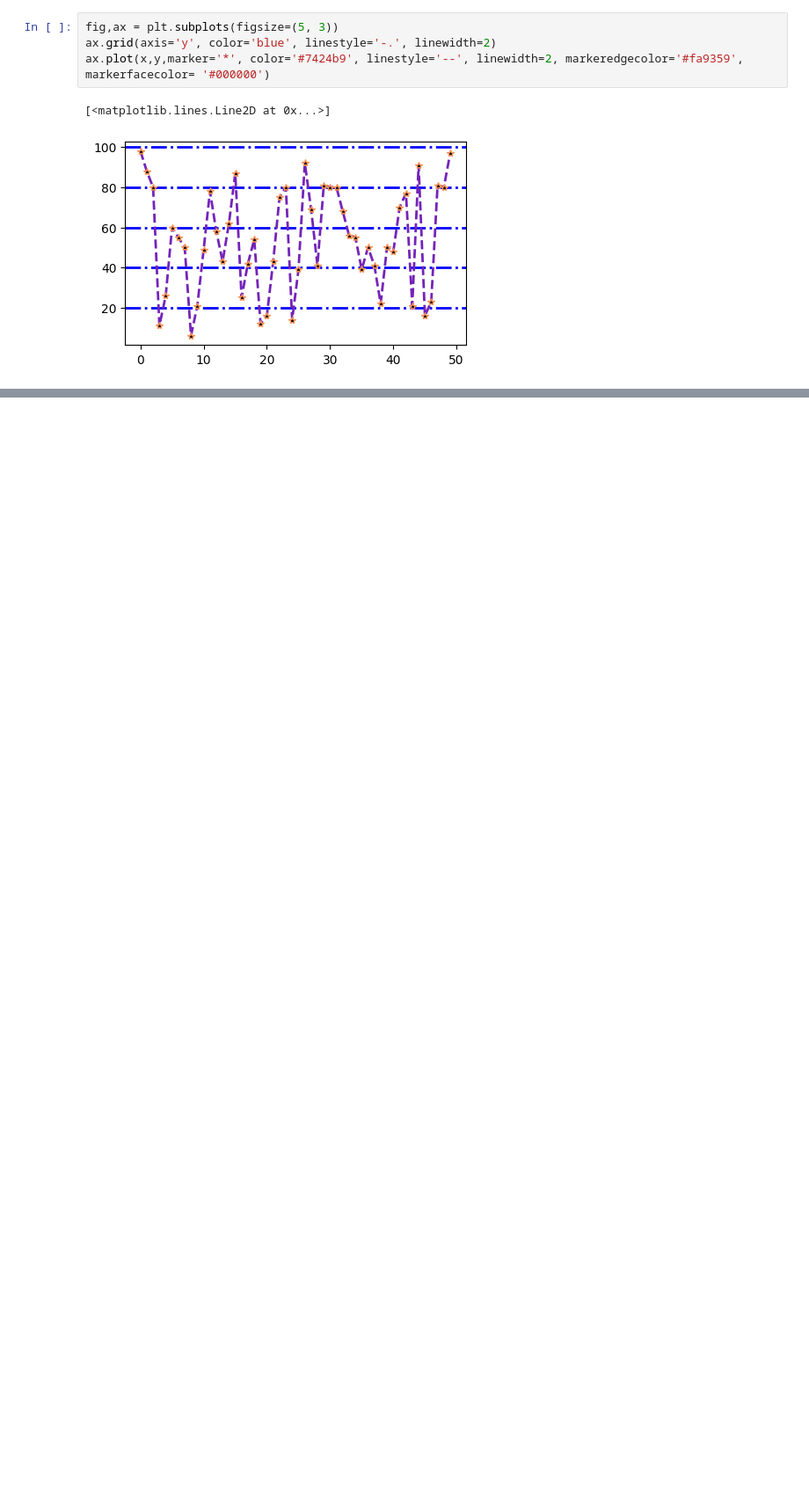
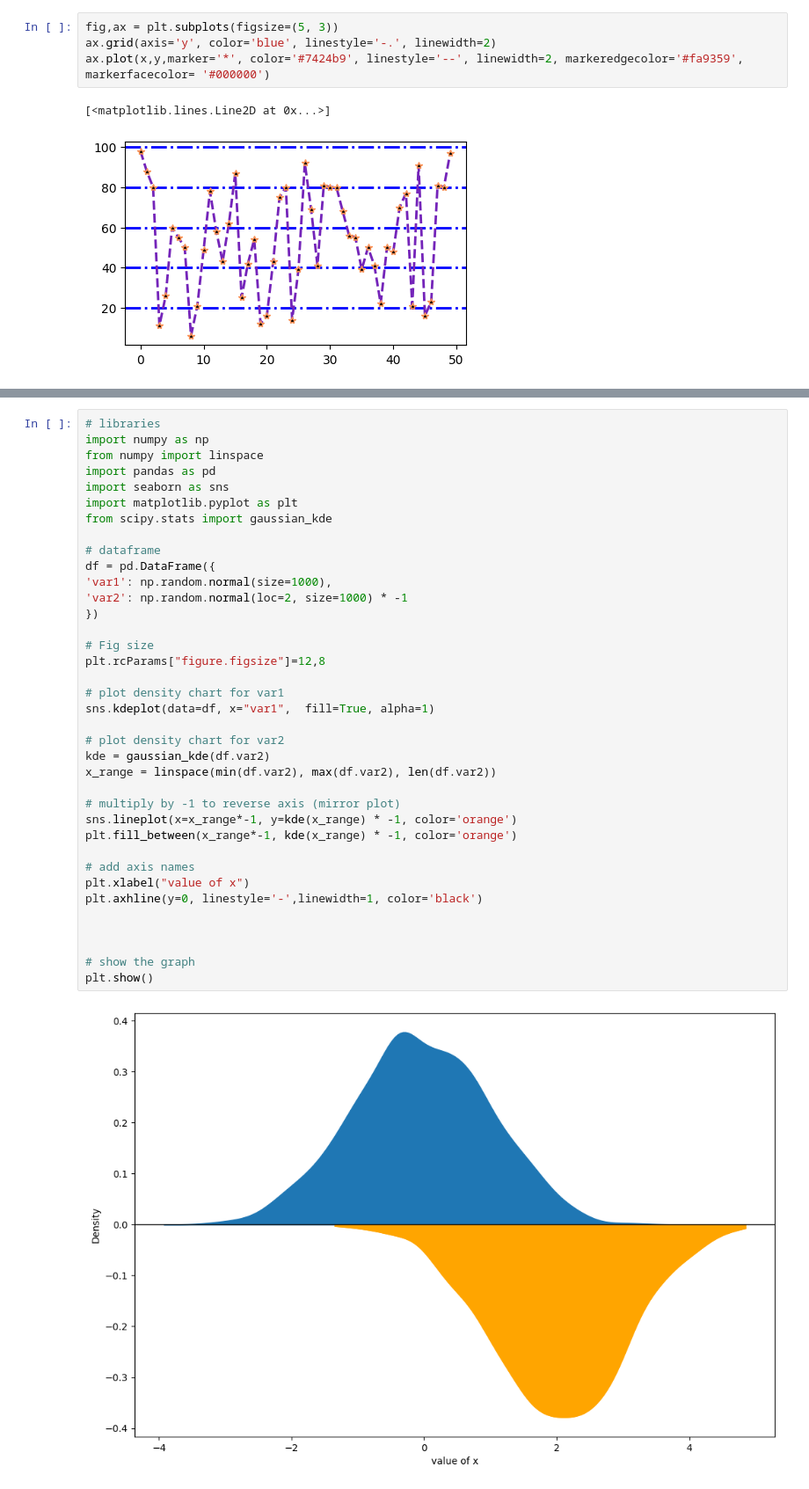
Before and after one commit to jackiewang-zhiyao/visualization, a Jupyter notebook: 04_this_cohort/Class 1 June 1.ipynb, the cells around one changed output, grey strips where cells are left out. Shown at 88% size. Cells and saved outputs as stored; diff of their text form; blank space fills up the shorter version.

```diff
--- a/04_this_cohort/Class 1 June 1.ipynb
+++ b/04_this_cohort/Class 1 June 1.ipynb
@@ -80,0 +86,39 @@ ax.plot(x,y,marker='*', color='#7424b9', linestyle='--', linewidth=2, markeredge
+# %%
+# libraries
+import numpy as np
+from numpy import linspace
+import pandas as pd
+import seaborn as sns
+import matplotlib.pyplot as plt
+from scipy.stats import gaussian_kde
+
+# dataframe
+df = pd.DataFrame({
+'var1': np.random.normal(size=1000),
+'var2': np.random.normal(loc=2, size=1000) * -1
+})
+
+# Fig size
+plt.rcParams["figure.figsize"]=12,8
+
+# plot density chart for var1
+sns.kdeplot(data=df, x="var1",  fill=True, alpha=1)
+
+# plot density chart for var2
+kde = gaussian_kde(df.var2)
+x_range = linspace(min(df.var2), max(df.var2), len(df.var2))
+
+# multiply by -1 to reverse axis (mirror plot)
+sns.lineplot(x=x_range*-1, y=kde(x_range) * -1, color='orange')
+plt.fill_between(x_range*-1, kde(x_range) * -1, color='orange')
+
+# add axis names
+plt.xlabel("value of x")
+plt.axhline(y=0, linestyle='-',linewidth=1, color='black')
+
+
+
+# show the graph
+plt.show()
+# %% [output]
+[figure, added]
```
Also changed, not shown: parts of 3 cells of this notebook.
